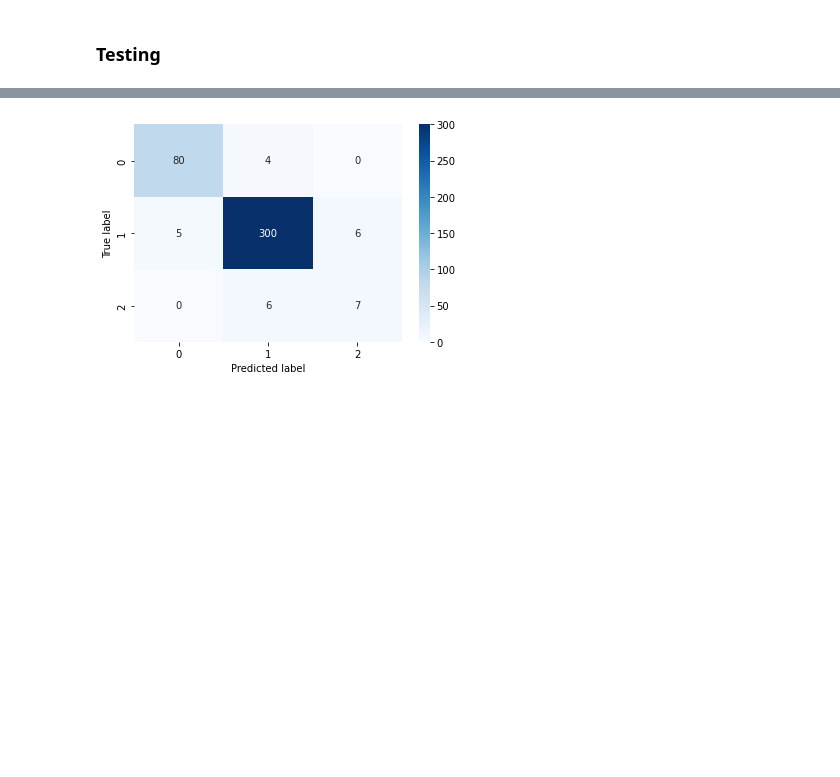
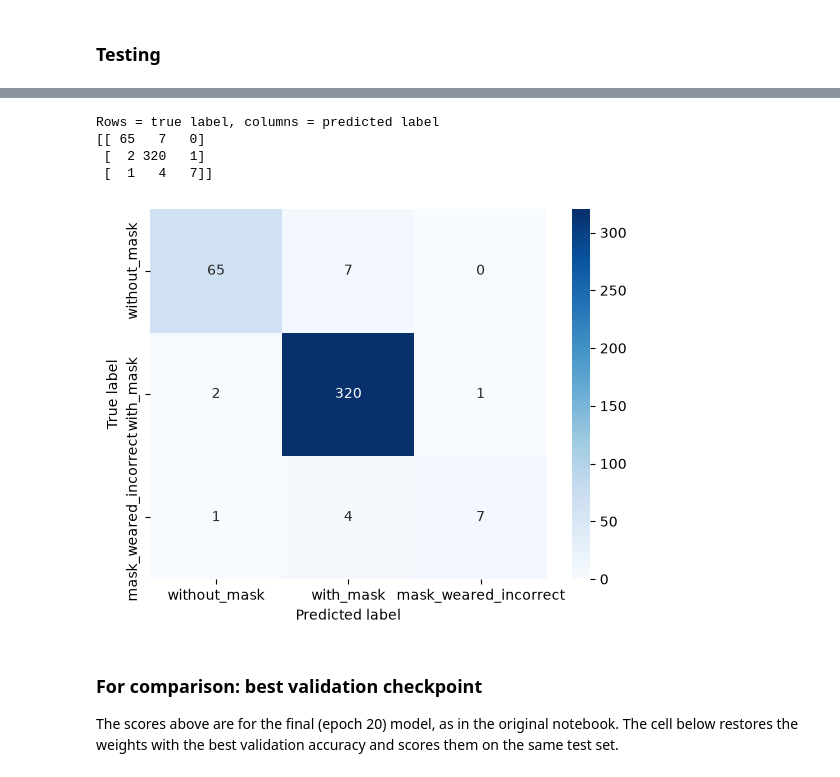
Before and after one commit to Janeferdinant/FACEMASK_MTCNN, a Jupyter notebook: 2_training-face-mask-model.ipynb, the cells around one changed output, grey strips where cells are left out. Cells and saved outputs as stored; diff of their text form; code cells hidden in the pictures; blank space fills up the shorter version.

```diff
--- a/2_training-face-mask-model.ipynb
+++ b/2_training-face-mask-model.ipynb
@@ -105,17 +170,21 @@ X_train, X_test, Y_train, Y_test = train_test_split(X, Y, test_size=0.1)
 ### Training
 # %%
 checkpoint = tf.keras.callbacks.ModelCheckpoint(
-    filepath='data/model-{epoch:03d}.ckpt',
+    filepath='data/best-model.weights.h5',   # Keras 3 needs the .weights.h5 suffix
     save_weights_only=True,
     monitor='val_acc',
     mode='max',
     save_best_only=True,
     verbose=0)
 
+t0 = time.time()
 history = model.fit(X_train,
                     Y_train,
                     epochs=20,
                     callbacks=[checkpoint],
-                    validation_split=0.1)
+                    validation_data=(X_val, Y_val),
+                    verbose=2)
+train_seconds = time.time() - t0
+print(f'Training time: {train_seconds:.0f} s')
 # %% [output]
 Epoch 1/20
@@ -173,4 +246,6 @@ model.evaluate(X_test, Y_test)
 # %%
-Y_pred = np.argmax(model.predict(X_test), axis=1)
+Y_pred = np.argmax(model.predict(X_test, verbose=0), axis=1)
-# %%
-Y_test = np.argmax(Y_test, axis=1)
+# %%
+y_true = np.argmax(Y_test, axis=1)
+report = classification_report(y_true, Y_pred, target_names=classes, digits=4, output_dict=True, zero_division=0)
+print(classification_report(y_true, Y_pred, target_names=classes, digits=4, zero_division=0))
@@ -177,7 +262,18 @@ Y_test = np.argmax(Y_test, axis=1)
 # %%
-sns.heatmap(confusion_matrix(Y_test, Y_pred), annot=True, fmt='g', cmap=plt.cm.Blues)
+cm = confusion_matrix(y_true, Y_pred, labels=[0, 1, 2])
+print('Rows = true label, columns = predicted label')
+print(cm)
+sns.heatmap(cm, annot=True, fmt='g', cmap=plt.cm.Blues, xticklabels=classes, yticklabels=classes)
 plt.xlabel('Predicted label')
 plt.ylabel('True label')
 plt.show()
 # %% [output]
+Rows = true label, columns = predicted label
+[[ 65   7   0]
+ [  2 320   1]
+ [  1   4   7]]
-[figure, old version]
+[figure, new version]
+# %% [markdown]
+### For comparison: best validation checkpoint
+The scores above are for the final (epoch 20) model, as in the original notebook. The cell below restores the
+weights with the best validation accuracy and scores them on the same test set.
```
Also changed, not shown: parts of 22 cells of this notebook, 6 other files.
